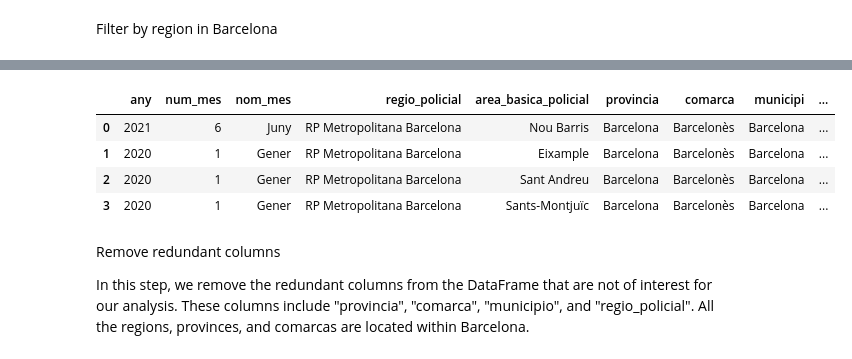
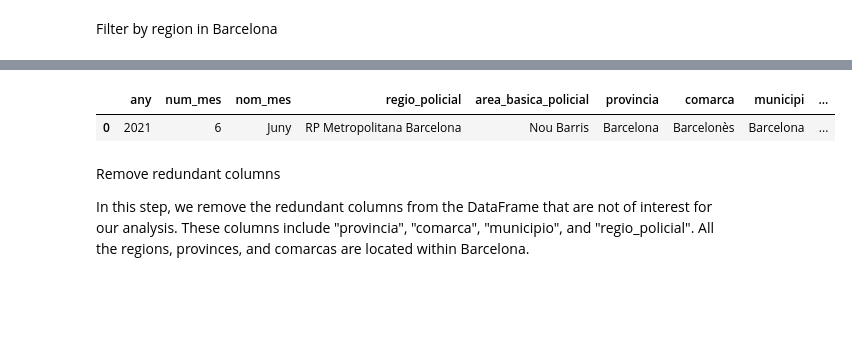
Before and after one commit to elenaalegret/Semantic_Data_Management-AI, a Jupyter notebook: data_quality_pipeline/DataQualityPipeline.ipynb, the cells around one changed output, grey strips where cells are left out. Saved outputs shown, nothing was run; the diff lists cells and outputs as text; code cells hidden in the pictures; blank space fills up the shorter version.

```diff
--- a/data_quality_pipeline/DataQualityPipeline.ipynb
+++ b/data_quality_pipeline/DataQualityPipeline.ipynb
@@ -206,15 +173,12 @@ only showing top 20 rows
 # %%
 df_filtered = df.filter(df["area_basica_policial"].isin("ABP Eixample", "ABP Sants-Montjuïc", "ABP Les Corts", "ABP Horta-Guinardó",
                                                         "ABP Sant Martí", "ABP Nou Barris", "ABP Sarrià-Sant Gervasi","ABP Gràcia", "ABP Sant Andreu", "ABP CIUTAT VELLA", "ABP Ciutat Vella"))
 
 df_filtered = df_filtered.withColumn("area_basica_policial", regexp_replace("area_basica_policial", "^ABP ", ""))
-df_filtered.limit(4).toPandas()
+df_filtered.limit(1).toPandas()
 # %% [output]
 |  | any | num_mes | nom_mes | regio_policial | area_basica_policial | provincia | comarca | municipi | ... |
 | 0 | 2021 | 6 | Juny | RP Metropolitana Barcelona | Nou Barris | Barcelona | Barcelonès | Barcelona | ... |
-| 1 | 2020 | 1 | Gener | RP Metropolitana Barcelona | Eixample | Barcelona | Barcelonès | Barcelona | ... |
-| 2 | 2020 | 1 | Gener | RP Metropolitana Barcelona | Sant Andreu | Barcelona | Barcelonès | Barcelona | ... |
-| 3 | 2020 | 1 | Gener | RP Metropolitana Barcelona | Sants-Montjuïc | Barcelona | Barcelonès | Barcelona | ... |
 # %% [markdown]
 Remove redundant columns
 
```
Also changed, not shown: parts of 39 cells of this notebook, 2 other files.
